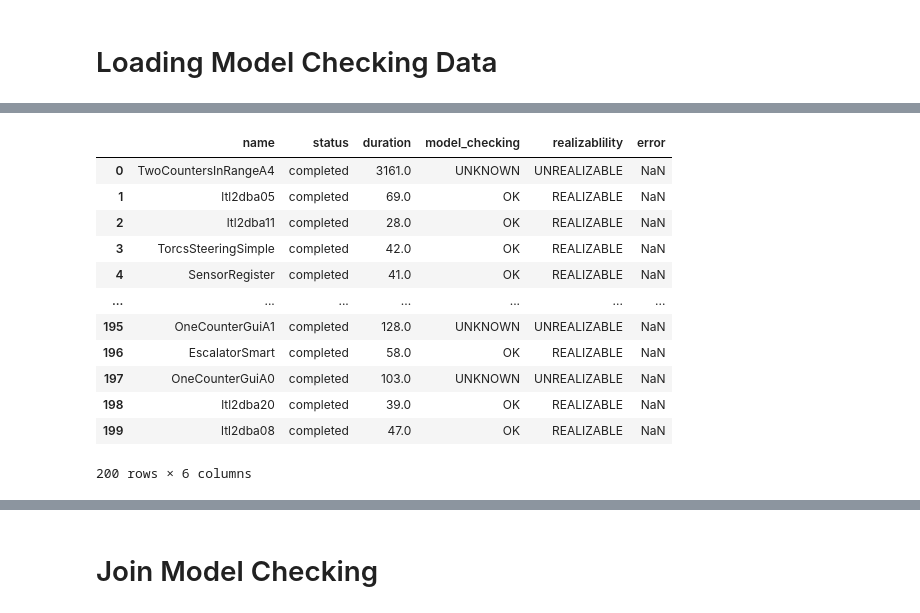
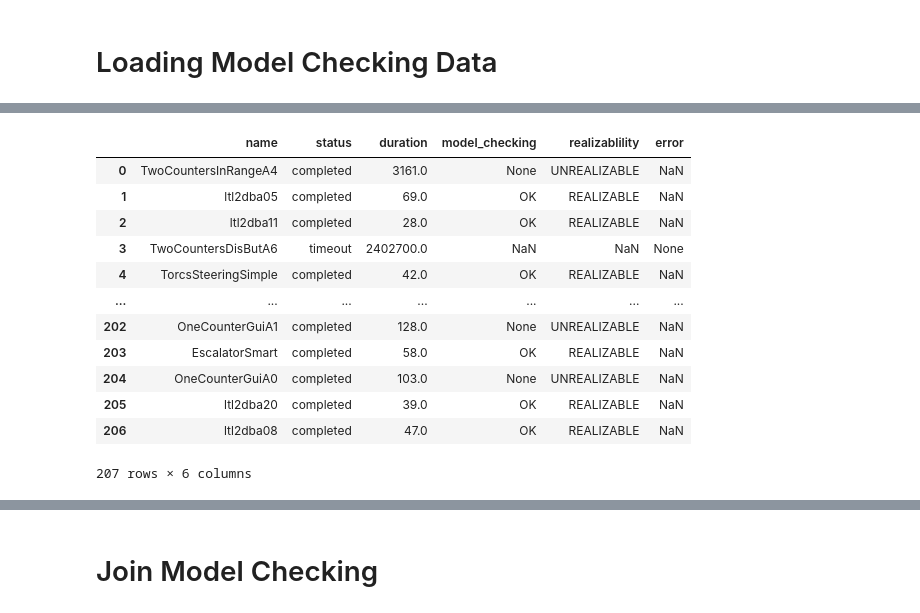
Before and after one commit to eliyaoo32/DepSynt, a Jupyter notebook: notebooks/model-checking.ipynb, the cells around one changed output, grey strips where cells are left out. Cells and saved outputs as stored; diff of their text form; code cells hidden in the pictures.

Commit message:
Update model checking notebook

```diff
--- a/notebooks/model-checking.ipynb
+++ b/notebooks/model-checking.ipynb
@@ -176,43 +176,43 @@ def spot_sd_analysis(benchmark_name):
             'name': benchmark_name,
             'status': status,
             'error': error,
             'duration': duration
         }
 
     realizablility = 'UNREALIZABLE' if 'UNREALIZABLE' in hoa_file else 'REALIZABLE'
 
     if 'Circuit was verified' in hoa_file:
         model_checking = 'OK'
     elif 'circuit is not OK.' in hoa_file:
         model_checking = 'ERROR'
     else:
-        model_checking = 'UNKNOWN'
+        model_checking = None
 
     return {
         'name': benchmark_name,
         'status': 'completed',
         'duration': duration,
         'model_checking': model_checking,
         'realizablility': realizablility
     }
 
 spot_sd_df = pd.DataFrame([
     spot_sd_analysis(Path(benchmark_path).stem)
     for benchmark_path in spot_sd_hoa_files
 ])
 
 spot_sd_df
 # %% [output]
 |  | name | status | duration | model_checking | realizablility | error |
-| 0 | TwoCountersInRangeA4 | completed | 3161.0 | UNKNOWN | UNREALIZABLE | NaN |
+| 0 | TwoCountersInRangeA4 | completed | 3161.0 | None | UNREALIZABLE | NaN |
 | 1 | ltl2dba05 | completed | 69.0 | OK | REALIZABLE | NaN |
 | 2 | ltl2dba11 | completed | 28.0 | OK | REALIZABLE | NaN |
-| 3 | TorcsSteeringSimple | completed | 42.0 | OK | REALIZABLE | NaN |
-| 4 | SensorRegister | completed | 41.0 | OK | REALIZABLE | NaN |
+| 3 | TwoCountersDisButA6 | timeout | 2402700.0 | NaN | NaN | None |
+| 4 | TorcsSteeringSimple | completed | 42.0 | OK | REALIZABLE | NaN |
 | ... | ... | ... | ... | ... | ... | ... |
-| 195 | OneCounterGuiA1 | completed | 128.0 | UNKNOWN | UNREALIZABLE | NaN |
-| 196 | EscalatorSmart | completed | 58.0 | OK | REALIZABLE | NaN |
-| 197 | OneCounterGuiA0 | completed | 103.0 | UNKNOWN | UNREALIZABLE | NaN |
-| 198 | ltl2dba20 | completed | 39.0 | OK | REALIZABLE | NaN |
-| 199 | ltl2dba08 | completed | 47.0 | OK | REALIZABLE | NaN |
+| 202 | OneCounterGuiA1 | completed | 128.0 | None | UNREALIZABLE | NaN |
+| 203 | EscalatorSmart | completed | 58.0 | OK | REALIZABLE | NaN |
+| 204 | OneCounterGuiA0 | completed | 103.0 | None | UNREALIZABLE | NaN |
+| 205 | ltl2dba20 | completed | 39.0 | OK | REALIZABLE | NaN |
+| 206 | ltl2dba08 | completed | 47.0 | OK | REALIZABLE | NaN |
-200 rows × 6 columns
+207 rows × 6 columns
```
Also changed, not shown: parts of 8 cells of this notebook.
